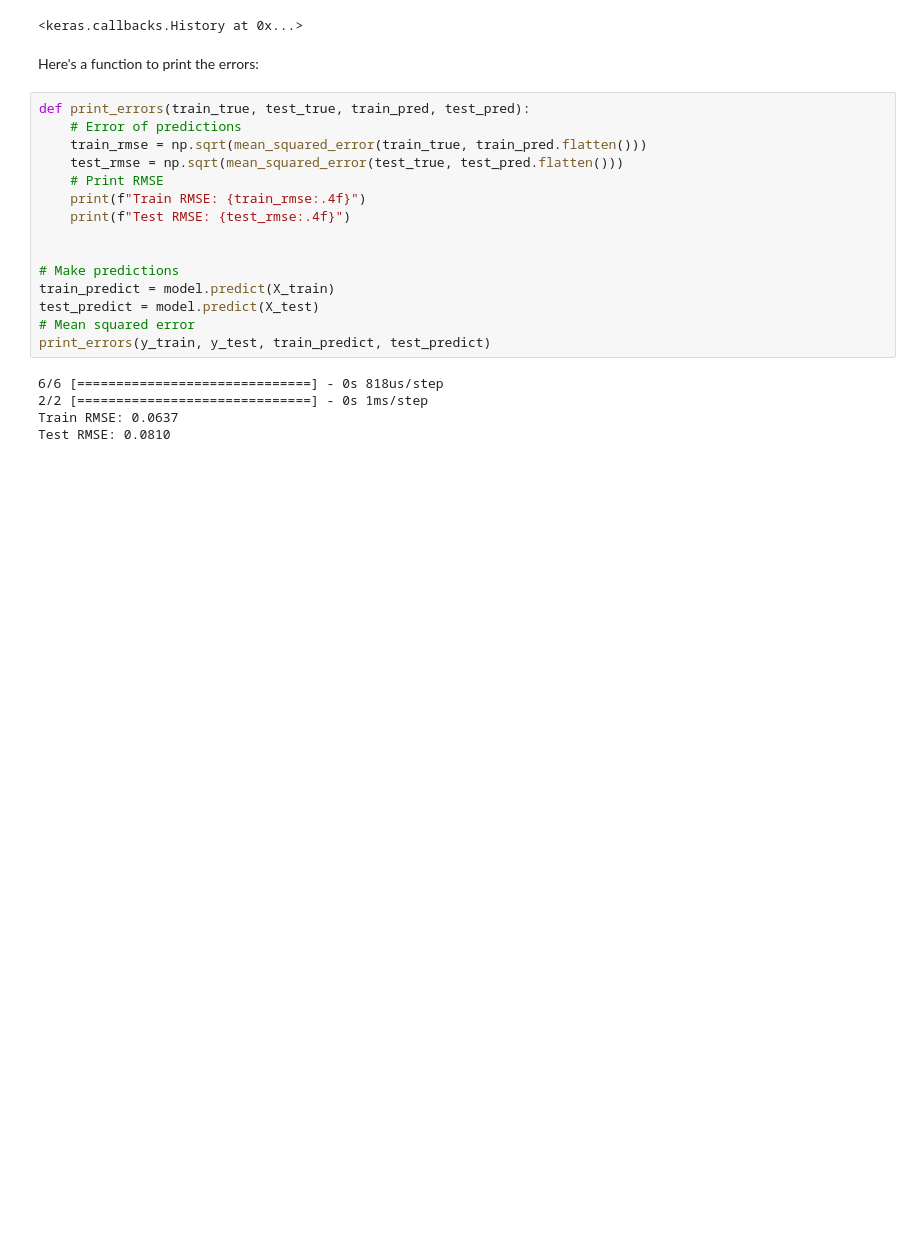
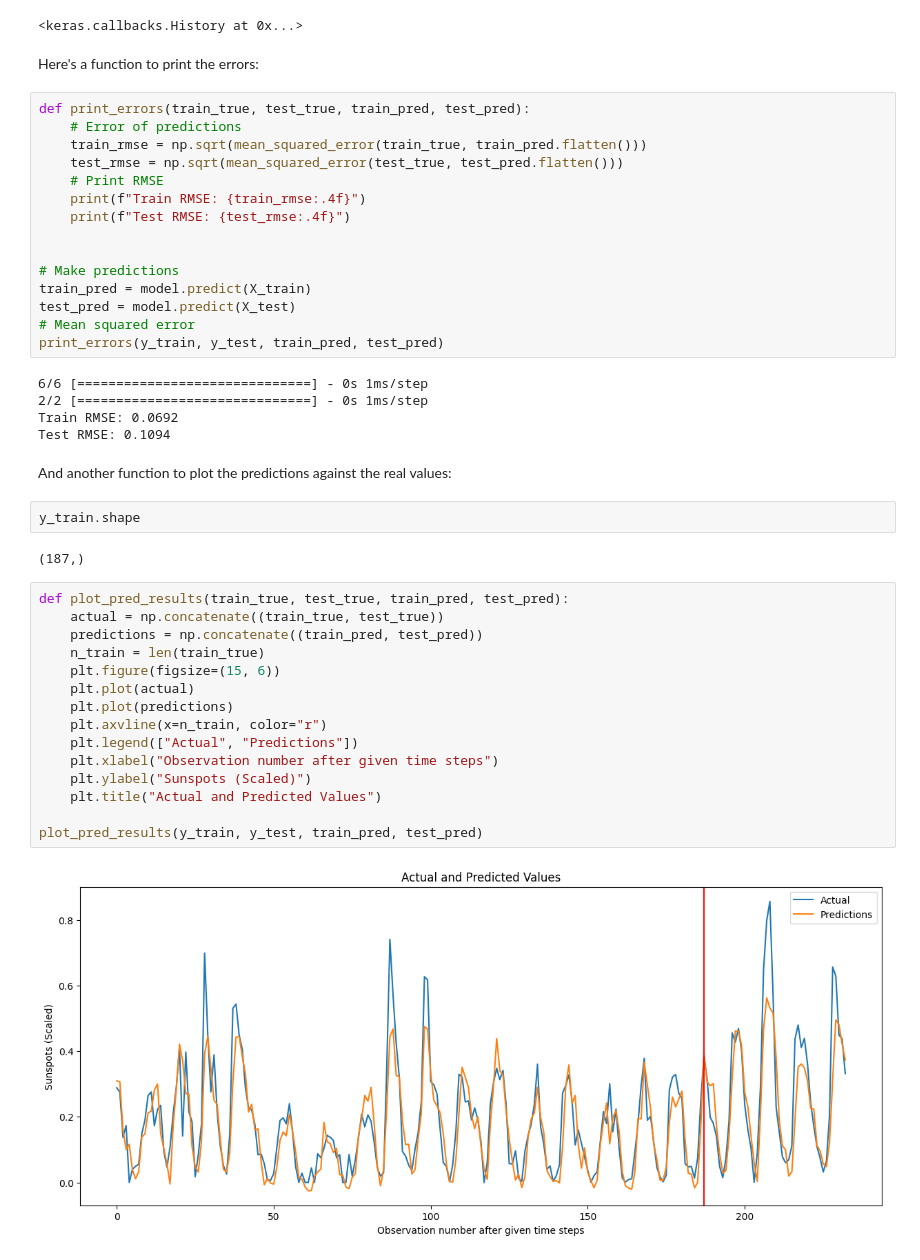
Before and after one commit to artificialfintelligence/xformers_w_attn, a Jupyter notebook: playground/ch7.ipynb, the cells around one changed output. Saved outputs shown, nothing was run; the diff lists cells and outputs as text; blank space fills up the shorter version.

Commit message:
Completed the toy RNN model from chapter 7

```diff
--- a/playground/ch7.ipynb
+++ b/playground/ch7.ipynb
@@ -185,12 +186,35 @@ def print_errors(train_true, test_true, train_pred, test_pred):
 
 
 # Make predictions
-train_predict = model.predict(X_train)
-test_predict = model.predict(X_test)
+train_pred = model.predict(X_train)
+test_pred = model.predict(X_test)
 # Mean squared error
-print_errors(y_train, y_test, train_predict, test_predict)
+print_errors(y_train, y_test, train_pred, test_pred)
 # %% [output]
-6/6 [==============================] - 0s 818us/step
+6/6 [==============================] - 0s 1ms/step
 2/2 [==============================] - 0s 1ms/step
-Train RMSE: 0.0637
-Test RMSE: 0.0810
+Train RMSE: 0.0692
+Test RMSE: 0.1094
+# %% [markdown]
+And another function to plot the predictions against the real values:
+# %%
+y_train.shape
+# %% [output]
+(187,)
+# %%
+def plot_pred_results(train_true, test_true, train_pred, test_pred):
+    actual = np.concatenate((train_true, test_true))
+    predictions = np.concatenate((train_pred, test_pred))
+    n_train = len(train_true)
+    plt.figure(figsize=(15, 6))
+    plt.plot(actual)
+    plt.plot(predictions)
+    plt.axvline(x=n_train, color="r")
+    plt.legend(["Actual", "Predictions"])
+    plt.xlabel("Observation number after given time steps")
+    plt.ylabel("Sunspots (Scaled)")
+    plt.title("Actual and Predicted Values")
+
+plot_pred_results(y_train, y_test, train_pred, test_pred)
+# %% [output]
+[figure, added]
```
Also changed, not shown: parts of 2 cells of this notebook.
